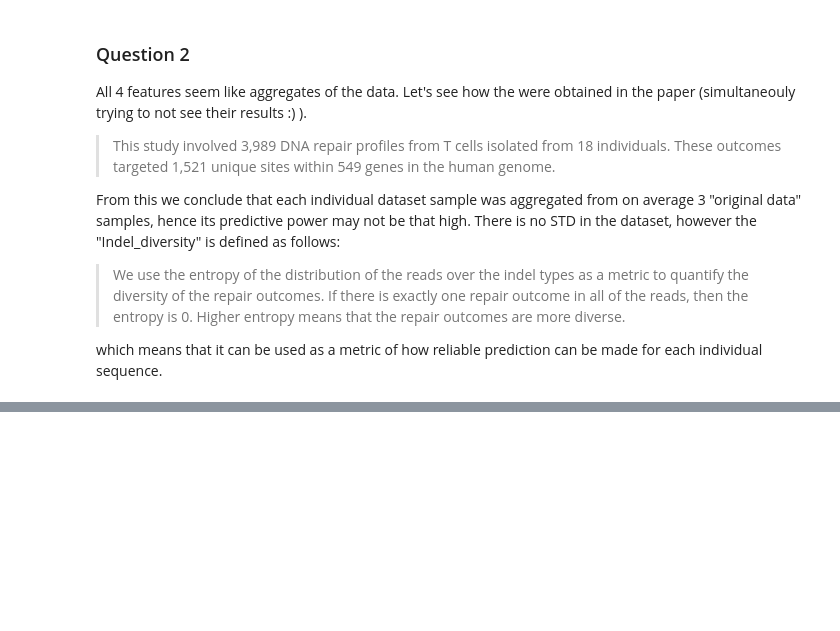
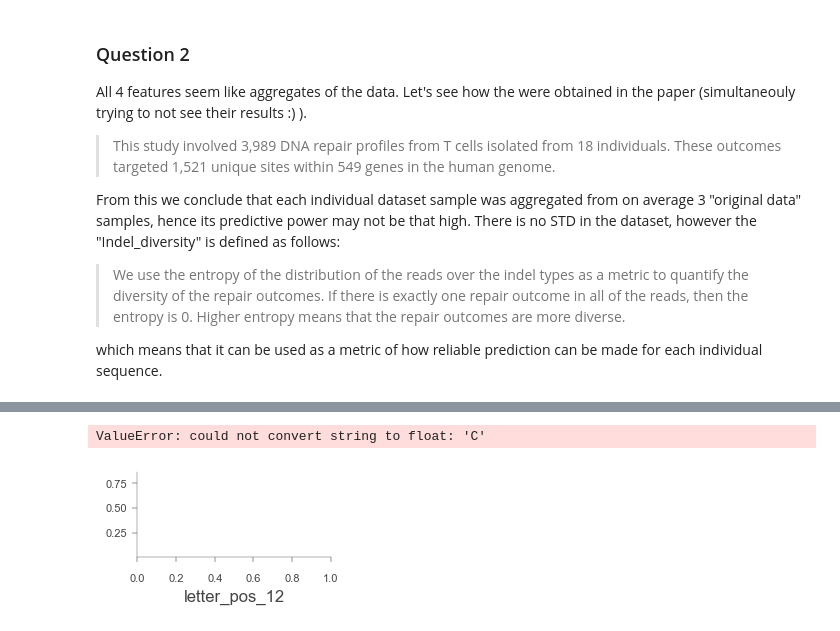
Before and after one commit to 0xorial/mlfls-hw, a Jupyter notebook: assignment1.ipynb, the cells around one changed output, grey strips where cells are left out. Drawn from its saved outputs; the diff is of its cells as text; code cells hidden in the pictures; blank space fills up the shorter version.

```diff
--- a/assignment1.ipynb
+++ b/assignment1.ipynb
@@ -68,0 +234,66 @@ Name: GuideSeq, dtype: float64
+# %%
+import pandas as pd
+import numpy as np
+from sklearn.linear_model import Ridge
+from sklearn.model_selection import cross_val_score
+from sklearn.metrics import mean_squared_error
+from tqdm import tqdm
+import xgboost as xgb
+import dtreeviz
+# Assume 'data' is your DataFrame, and it contains both 'pos_' and 'letter_pos_' prefixed columns.
+
+# Select features for each model
+X_ridge = data.filter(regex='^pos_')           # Features for Ridge (columns starting with 'pos_')
+
+
+X_xgb = data.filter(regex='^letter_pos_')      # Features for XGBoost (columns starting with 'letter_pos_')
+# for col in X_xgb.columns:
+#     if X_xgb[col].dtype == 'object':
+#         X_xgb[col] = X_xgb[col].astype('category')
+
+# Define target columns
+targets = ['Fraction_Insertions', 'Avg_Deletion_Length', 'Indel_Diversity', 'Fraction_Frameshifts']
+
+# Dictionary to store models and results
+ridge_results = {}
+xgb_results = {}
+ridge_models = {}
+xgb_models = {}
+
+# Training Ridge and XGBoost for comparison
+for target in tqdm(targets, desc="Model Comparison for Targets"):
+    y = data[target]
+
+    # Ridge model (using 'pos_' features)
+    ridge_model = Ridge(alpha=1.0)
+    ridge_cv_mse = -cross_val_score(ridge_model, X_ridge, y, cv=5, scoring='neg_mean_squared_error')
+    ridge_results[target] = {'mean_mse': np.mean(ridge_cv_mse), 'std_mse': np.std(ridge_cv_mse)}
+    ridge_model.fit(X_ridge, y)
+    ridge_models[target] = ridge_model
+
+    # XGBoost model (using 'letter_pos_' features)
+    xgb_model = xgb.XGBRegressor(objective='reg:squarederror', n_estimators=100, max_depth=3, learning_rate=0.1, enable_categorical=True)
+    xgb_cv_mse = -cross_val_score(xgb_model, X_xgb, y, cv=5, scoring='neg_mean_squared_error')
+    xgb_results[target] = {'mean_mse': np.mean(xgb_cv_mse), 'std_mse': np.std(xgb_cv_mse)}
+    xgb_model.fit(X_xgb, y)
+    xgb_models[target] = xgb_model
+
+
+    X_numeric = X.apply(lambda col: col.cat.codes if col.dtype.name == 'category' else col)
+
+
+    viz_model = dtreeviz.model(xgb_model, tree_index=1,
+                            X_train=X_xgb, y_train=y,
+                            feature_names=list(X_xgb.columns),
+                            target_name=target, class_names=["perish", "survive"])
+    viz_model.view()
+
+# Display comparison results
+print("Model Performance Comparison (Mean Squared Error)")
+for target in targets:
+    print(f"\n{target}:")
+    print(f" Ridge - Mean MSE: {ridge_results[target]['mean_mse']:.4f}, Std MSE: {ridge_results[target]['std_mse']:.4f}")
+    print(f" XGBoost - Mean MSE: {xgb_results[target]['mean_mse']:.4f}, Std MSE: {xgb_results[target]['std_mse']:.4f}")
+# %% [output]
+ValueError: could not convert string to float: 'C'
+[figure, added]
```
Also changed, not shown: parts of 8 cells of this notebook, 4 other files.
